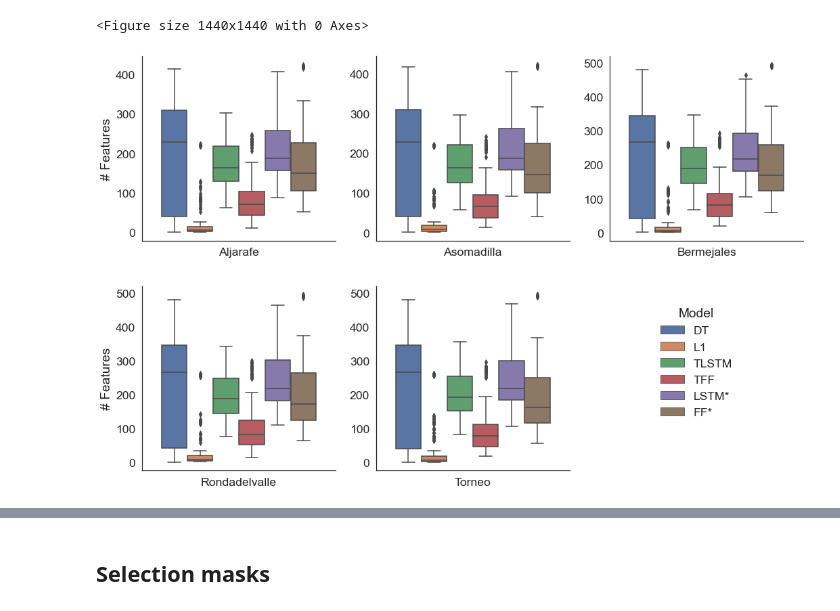
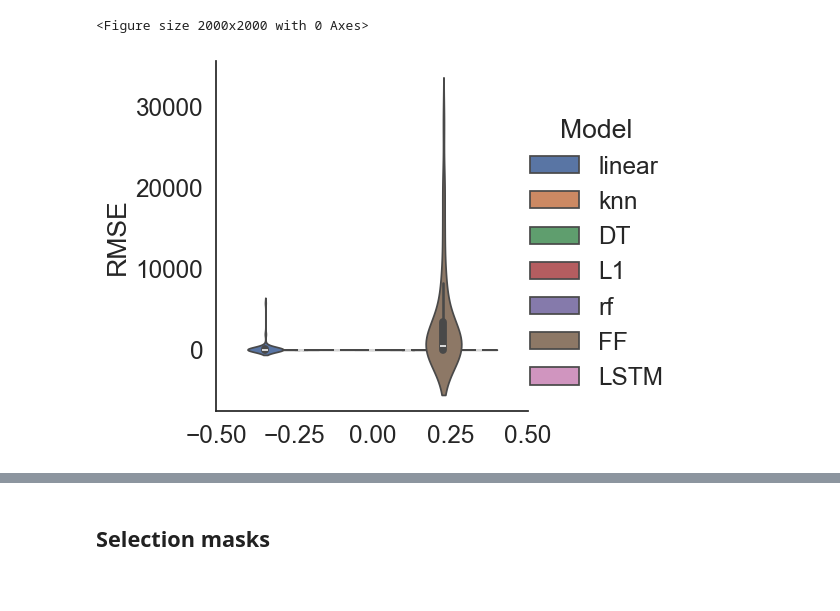
Before and after one commit to manjimnav/ResSelNetAirPollution, a Jupyter notebook: analysis.ipynb, the cells around one changed output, grey strips where cells are left out. Cells and saved outputs as stored; diff of their text form; code cells hidden in the pictures.

```diff
--- a/analysis.ipynb
+++ b/analysis.ipynb
@@ -71,15 +78,0 @@ best_results.groupby(['dataset_name', 'model_name', 'dataset_params_test_year'],
-# %%
-sns.set(font_scale=1.6, style='white')
-plt.figure(figsize=(20,20))
-#total_metrics.loc[:, 'selection_params_residual'] = total_metrics.loc[:, 'selection_params_residual'].fillna(False)
-total_metrics_renamed = total_metrics.rename({'model_name': 'Model', 'rmse': 'RMSE', 'n_features': '# Features', 'duration': 'Duration'}, axis=1)
-total_metrics_renamed["dataset"] = total_metrics_renamed["dataset_name"].str[:-4]
-g = sns.catplot(data=total_metrics_renamed, kind='box', x='dataset', y="RMSE", col='dataset', hue='Model', sharex=False, sharey=False, col_wrap=3, legend=True)
-g.set(xlabel=None, yscale='log')
-g.set_titles(template='')
-
-sns.move_legend(g, "upper left", bbox_to_anchor=(.70, .45))
-
-plt.savefig('figures/boxplot_RMSE.png')
-
-plt.show()
@@ -89,15 +79,5 @@ plt.show()
-# %%
-sns.set(font_scale=1.6, style='white')
-plt.figure(figsize=(20,20))
-
-g = sns.catplot(data=total_metrics_renamed[(total_metrics_renamed.Model != 'LSTM') & (total_metrics_renamed.Model != 'FF')], kind='box', x='dataset', y="# Features", col='dataset', hue='Model', sharex=False, sharey=False, col_wrap=3, legend=True)#.set_yscale("log")
-g.set(xlabel=None)
-g.set_titles(template='')
-sns.move_legend(g, "upper left", bbox_to_anchor=(.70, .45))
-
-plt.savefig('figures/boxplot_Features.png')
-plt.show()
-plt.show()
-# %% [output]
-<Figure size 1440x1440 with 0 Axes>
-[figure, removed]
+# %%
+plot_experiments(total_metrics, kind='violin')
+# %% [output]
+<Figure size 2000x2000 with 0 Axes>
+[figure, added]
```
Also changed, not shown: parts of 18 cells of this notebook, 13 other files.
